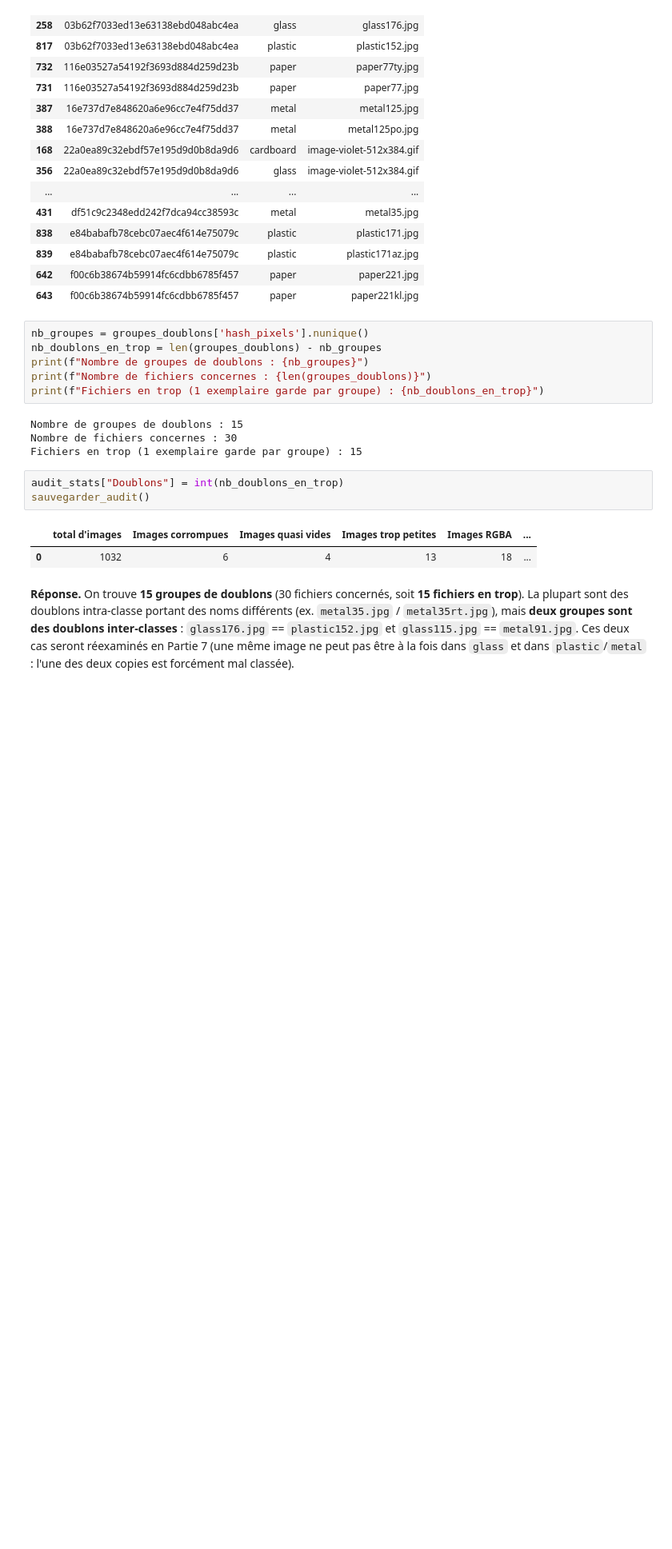
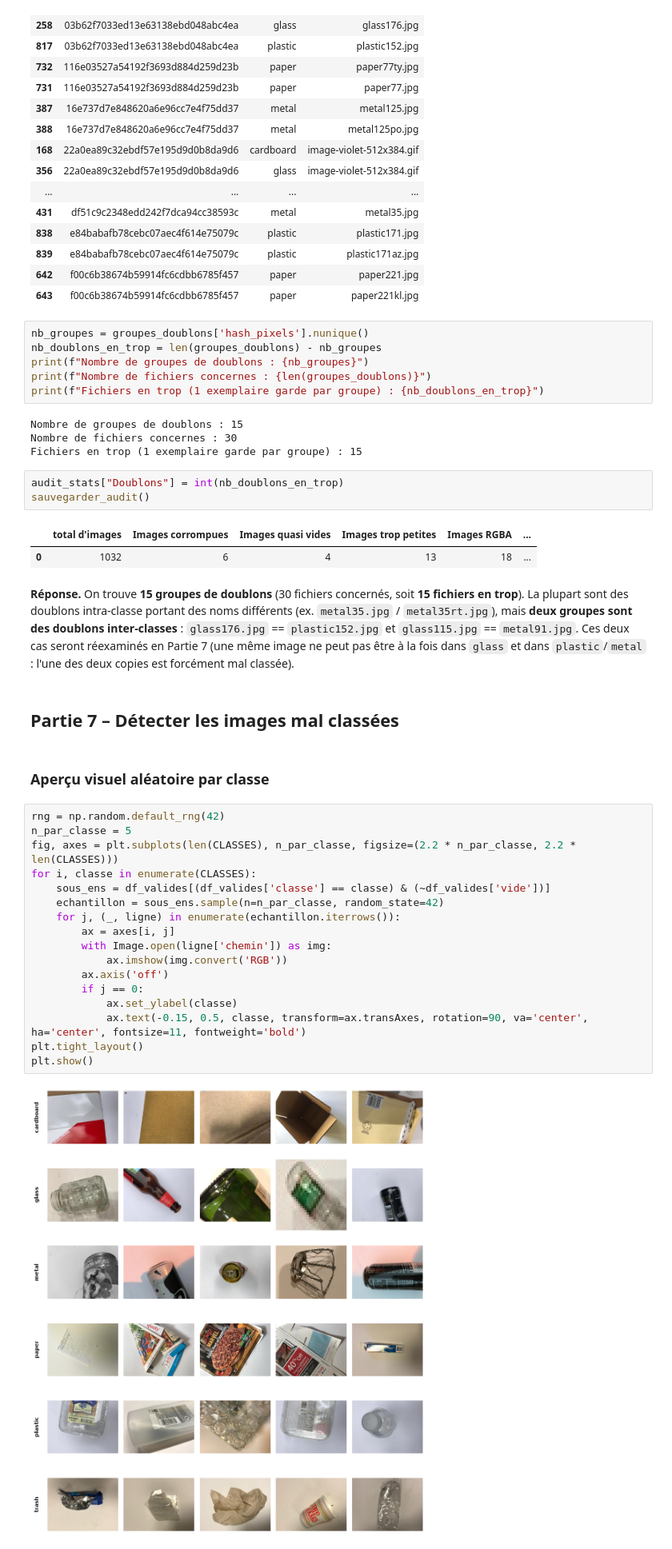
Before and after one commit to khadija470/atelier_prepa_donnees_images, a Jupyter notebook: notebooks/atelier_prepa_donnees_images.ipynb, the cells around one changed output. Shown at 80% size. Saved outputs shown, nothing was run; the diff lists cells and outputs as text; blank space fills up the shorter version.

Commit message:
Partie 7 - Apercu visuel aleatoire par classe

```diff
--- a/notebooks/atelier_prepa_donnees_images.ipynb
+++ b/notebooks/atelier_prepa_donnees_images.ipynb
@@ -450,3 +450,26 @@ sauvegarder_audit()
 | 0 | 1032 | 6 | 4 | 13 | 18 | ... |
 # %% [markdown]
 **Réponse.** On trouve **15 groupes de doublons** (30 fichiers concernés, soit **15 fichiers en trop**). La plupart sont des doublons intra-classe portant des noms différents (ex. `metal35.jpg` / `metal35rt.jpg`), mais **deux groupes sont des doublons inter-classes** : `glass176.jpg` == `plastic152.jpg` et `glass115.jpg` == `metal91.jpg`. Ces deux cas seront réexaminés en Partie 7 (une même image ne peut pas être à la fois dans `glass` et dans `plastic`/`metal` : l'une des deux copies est forcément mal classée).
+# %% [markdown]
+## Partie 7 – Détecter les images mal classées
+# %% [markdown]
+### Aperçu visuel aléatoire par classe
+# %%
+rng = np.random.default_rng(42)
+n_par_classe = 5
+fig, axes = plt.subplots(len(CLASSES), n_par_classe, figsize=(2.2 * n_par_classe, 2.2 * len(CLASSES)))
+for i, classe in enumerate(CLASSES):
+    sous_ens = df_valides[(df_valides['classe'] == classe) & (~df_valides['vide'])]
+    echantillon = sous_ens.sample(n=n_par_classe, random_state=42)
+    for j, (_, ligne) in enumerate(echantillon.iterrows()):
+        ax = axes[i, j]
+        with Image.open(ligne['chemin']) as img:
+            ax.imshow(img.convert('RGB'))
+        ax.axis('off')
+        if j == 0:
+            ax.set_ylabel(classe)
+            ax.text(-0.15, 0.5, classe, transform=ax.transAxes, rotation=90, va='center', ha='center', fontsize=11, fontweight='bold')
+plt.tight_layout()
+plt.show()
+# %% [output]
+[figure, added]
```
